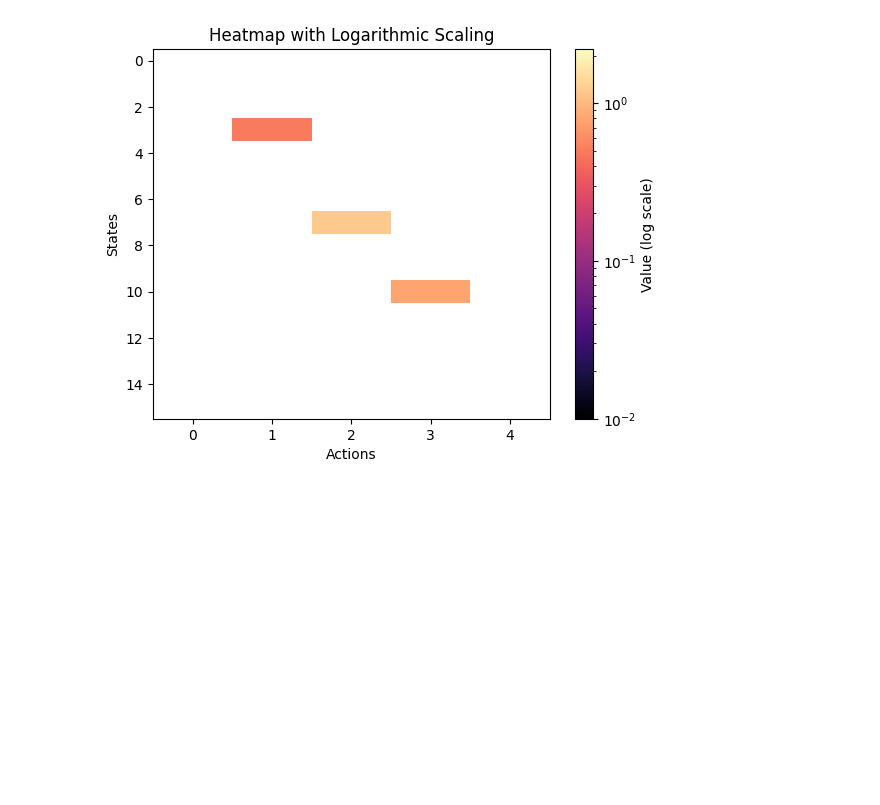
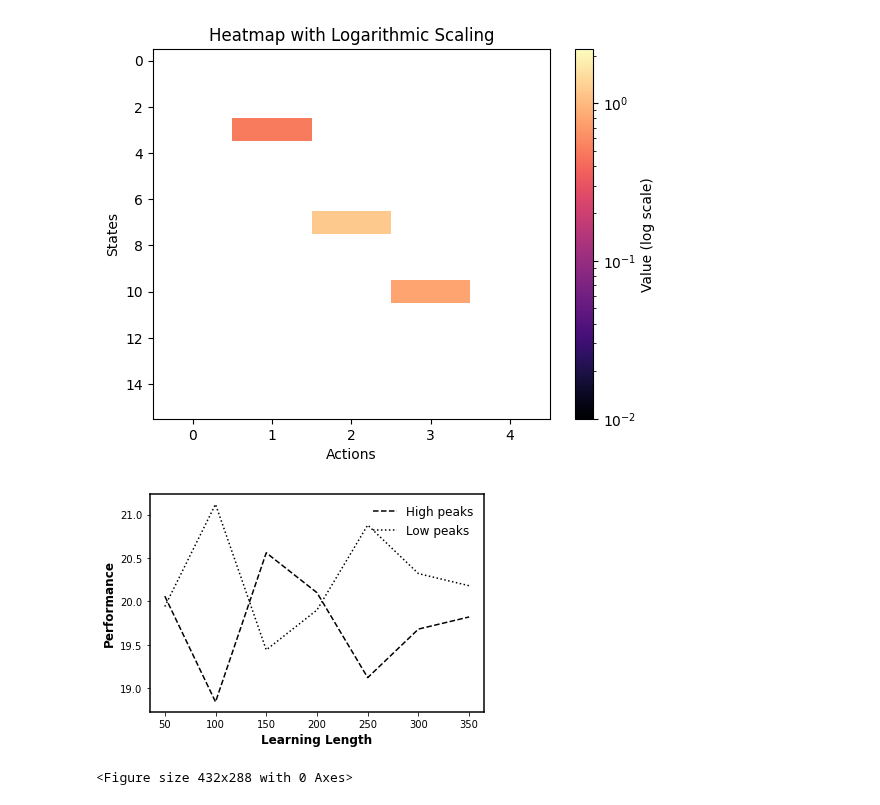
Before and after one commit to GrandJune/HAI, a Jupyter notebook: Fang2009/Results.ipynb, the cells around one changed output. Saved outputs shown, nothing was run; the diff lists cells and outputs as text; code cells hidden in the pictures; blank space fills up the shorter version.

```diff
--- a/Fang2009/Results.ipynb
+++ b/Fang2009/Results.ipynb
@@ -45,3 +45,35 @@ plt.title("Heatmap with Logarithmic Scaling")
 plt.show()
 # %% [output]
 [figure]
+# %%
+import matplotlib.pyplot as plt
+import pickle
+legend_properties = {'weight':'bold'}
+
+data_folder = r"E:\data\hai-0307\Fang2009"
+high_peaks_across_learning_file = data_folder + r"\highs_across_learning_length"
+low_peaks_across_learning_file = data_folder + r"\lows_across_learning_length"
+with open(high_peaks_across_learning_file, 'rb') as infile:
+    high_peaks = pickle.load(infile)
+with open(low_peaks_across_learning_file, 'rb') as infile:
+    low_peaks = pickle.load(infile)
+
+# Performance
+x =  [50, 100, 150, 200, 250, 300, 350]
+fig, ax = plt.subplots()
+ax.spines["left"].set_linewidth(1.5)
+ax.spines["right"].set_linewidth(1.5)
+ax.spines["top"].set_linewidth(1.5)
+ax.spines["bottom"].set_linewidth(1.5)
+plt.plot(x, high_peaks, "k--", label="High peaks")
+plt.plot(x, low_peaks, "k:", label="Low peaks")
+plt.xlabel('Learning Length', fontweight='bold', fontsize=12)
+plt.ylabel('Performance', fontweight='bold', fontsize=12)
+# plt.xticks(x)
+plt.legend(frameon=False, ncol=1, fontsize=12)
+plt.savefig(data_folder + r"\HAI_performance.png", transparent=True, dpi=300)
+plt.show()
+plt.clf()
+# %% [output]
+[figure, added]
+<Figure size 432x288 with 0 Axes>
```
Also changed, not shown: 2 other files.
